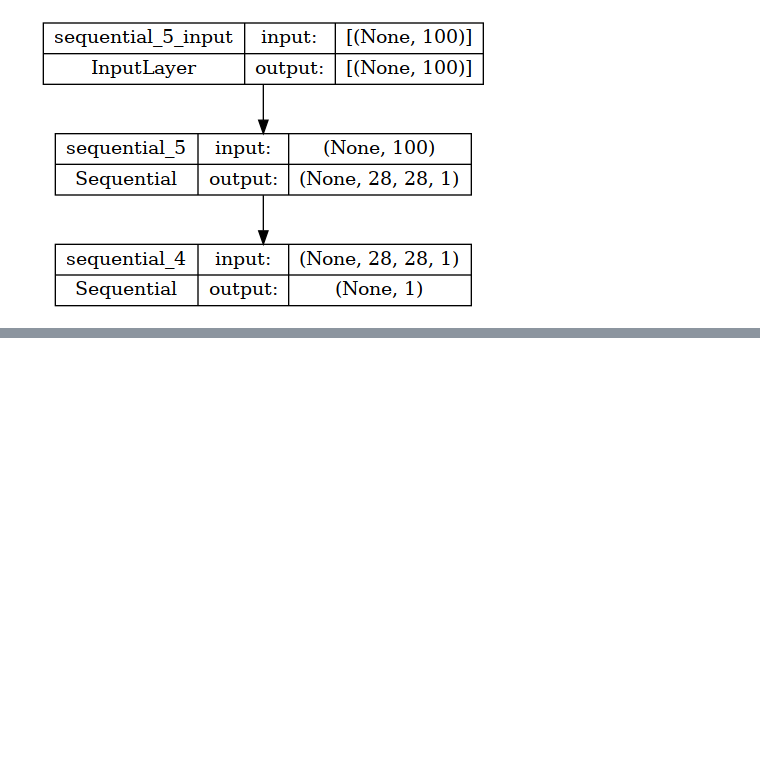
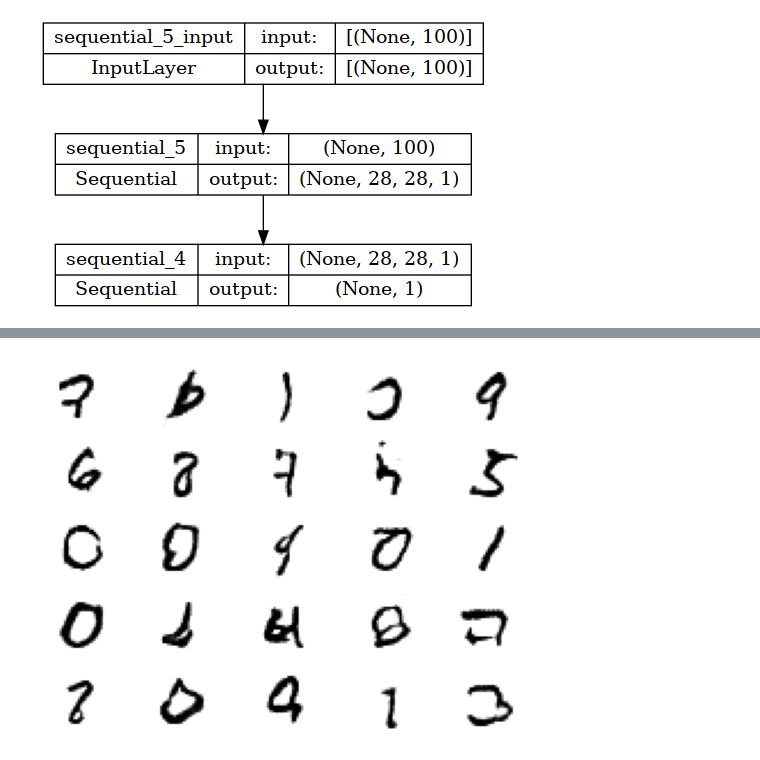
Before and after one commit to xingstar97/2020-CS109B, a Jupyter notebook: content/labs/lab10/notebook/mnist.ipynb, the cells around one changed output, grey strips where cells are left out. Cells and saved outputs as stored; diff of their text form; code cells hidden in the pictures; blank space fills up the shorter version.

```diff
--- a/content/labs/lab10/notebook/mnist.ipynb
+++ b/content/labs/lab10/notebook/mnist.ipynb
@@ -508,8 +501,8 @@ def train(g_model, d_model, gan_model, dataset, latent_dim, n_epochs=100, n_batc
 			g_loss = gan_model.train_on_batch(X_gan, y_gan)
 			# summarize loss on this batch
 			print('>%d, %d/%d, d=%.3f, g=%.3f' % (i+1, j+1, bat_per_epo, d_loss, g_loss))
-			if (i+1) % 10 == 0:
- 				summarize_performance(i, g_model, d_model, dataset, latent_dim)
+			# if (i+1) % 10 == 0:
+ 			# 	summarize_performance(i, g_model, d_model, dataset, latent_dim)
 # %%
 latent_dim = 100
 # create the discriminator
@@ -531,6 +541,6 @@ WARNING:absl:`lr` is deprecated in Keras optimizer, please use `learning_rate` o
 # %%
 # example of loading the generator model and generating images
-from keras.models import load_model
+from tensorflow.keras.models import load_model
 from numpy.random import randn
 from matplotlib import pyplot
 
@@ -555,7 +565,7 @@ def save_plot(examples, n):
 	pyplot.show()
 
 # load model
-model = load_model('generator_model_100.h5')
+model = g_model
 # generate images
 latent_points = generate_latent_points(100, 25)
 # generate images
@@ -567,2 +577,3 @@ OSError: No file or directory found at generator_model_100.h5
+[figure, added]
 # %%
 # example of generating an image for a specific point in the latent space
```
Also changed, not shown: parts of 9 cells of this notebook, 9 other files.
